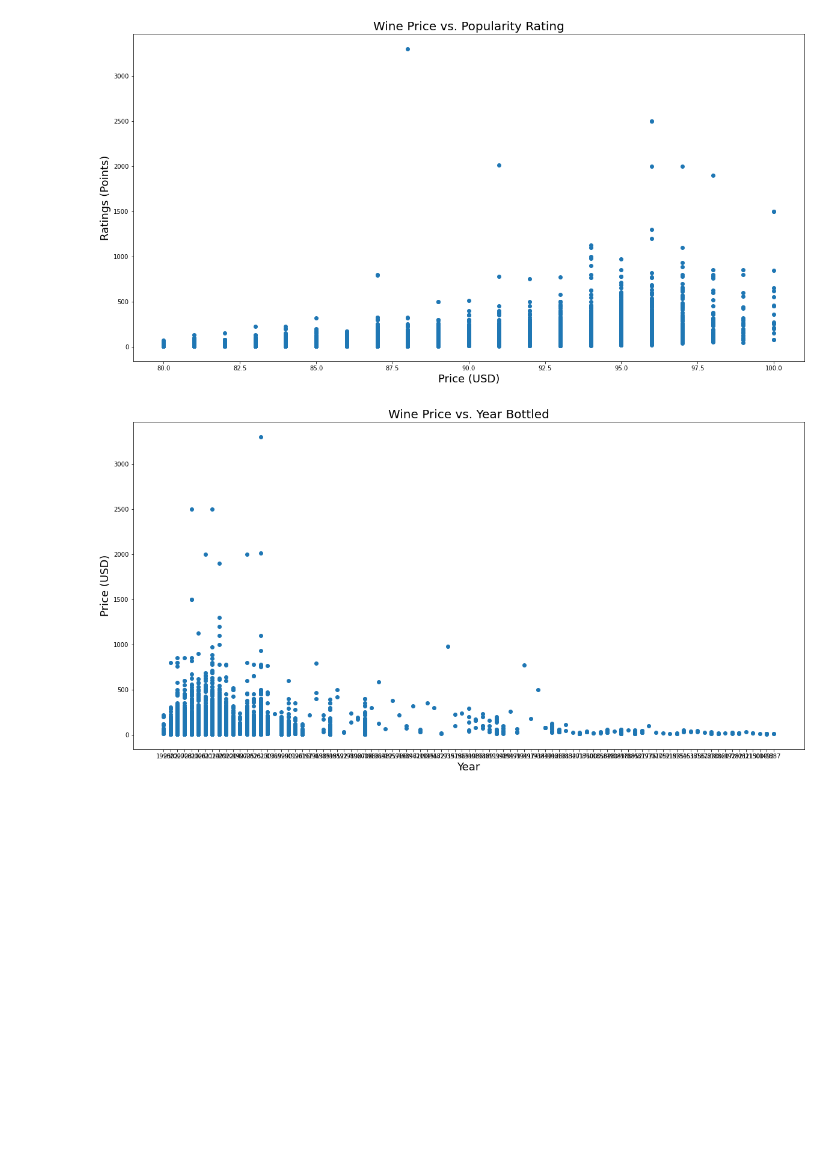
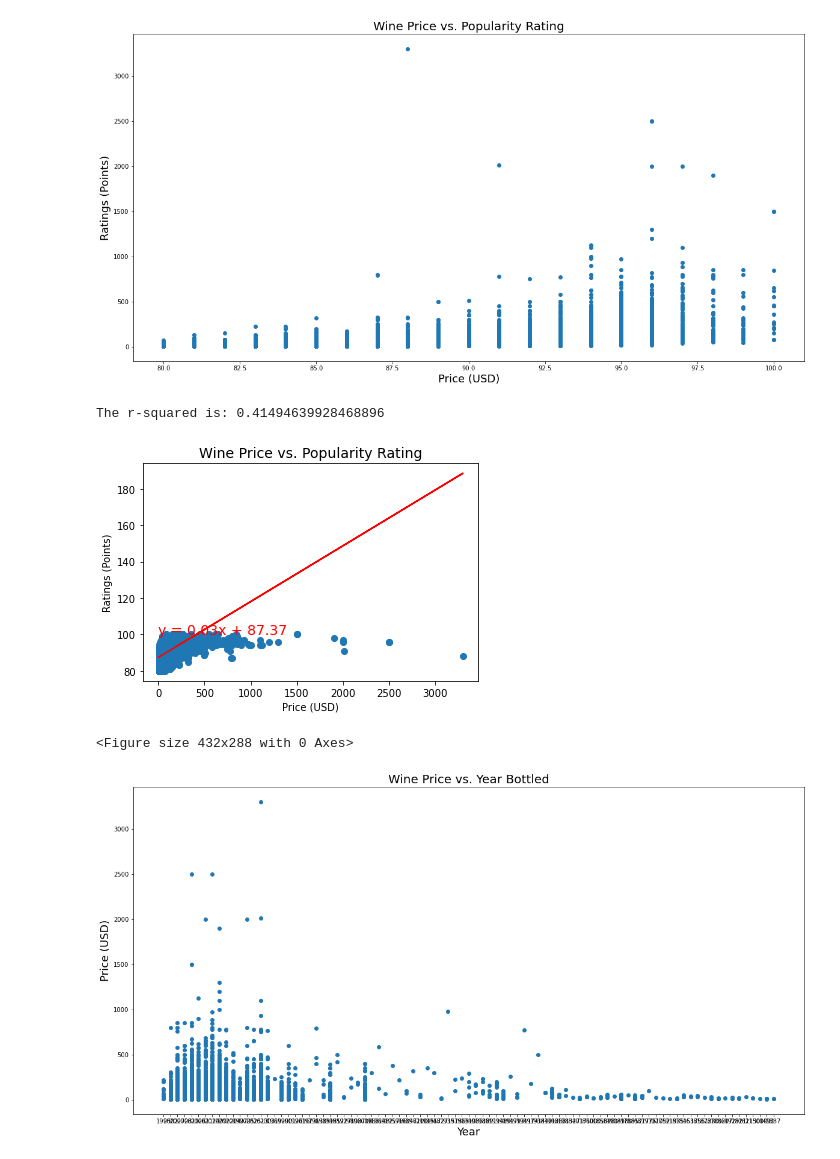
Before and after one commit to NHoyer95/umnbootcamp-project-1, a Jupyter notebook: WineRatings.ipynb, the cells around one changed output. Drawn from its saved outputs; the diff is of its cells as text; code cells hidden in the pictures; blank space fills up the shorter version.

```diff
--- a/WineRatings.ipynb
+++ b/WineRatings.ipynb
@@ -102,6 +102,27 @@ plt.ylabel("Ratings (Points)", fontsize =18)
 plt.show()
 # %% [output]
 [figure]
+# %%
+# Analyze price of wine vs. rating Linear Regression
+x_values= wine_df["price (USD)"]
+y_values = wine_df["points"]
+
+(slope, intercept, rvalue, pvalue, stderr) = linregress(x_values, y_values)
+regress_values = x_values * slope + intercept
+line_eq = "y = " + str(round(slope,2)) + "x + " + str(round(intercept,2))
+plt.scatter(x_values,y_values)
+plt.plot(x_values,regress_values,"r-")
+plt.annotate(line_eq,(0,100),fontsize=14,color="red")
+plt.xlabel("Price (USD)", fontsize = 10)
+plt.ylabel("Ratings (Points)", fontsize =10)
+plt.title(f"Wine Price vs. Popularity Rating", fontsize = 14)
+print(f"The r-squared is: {rvalue}")
+plt.show()
+plt.savefig('output_data/Price_Rating_linear_MT.png')
+# %% [output]
+The r-squared is: 0.41494639928468896
+[figure, added]
+<Figure size 432x288 with 0 Axes>
 # %%
 # Analyze year of wine vs. price
 # Scatter plot
```
Also changed, not shown: parts of 4 cells of this notebook, 2 other files.
